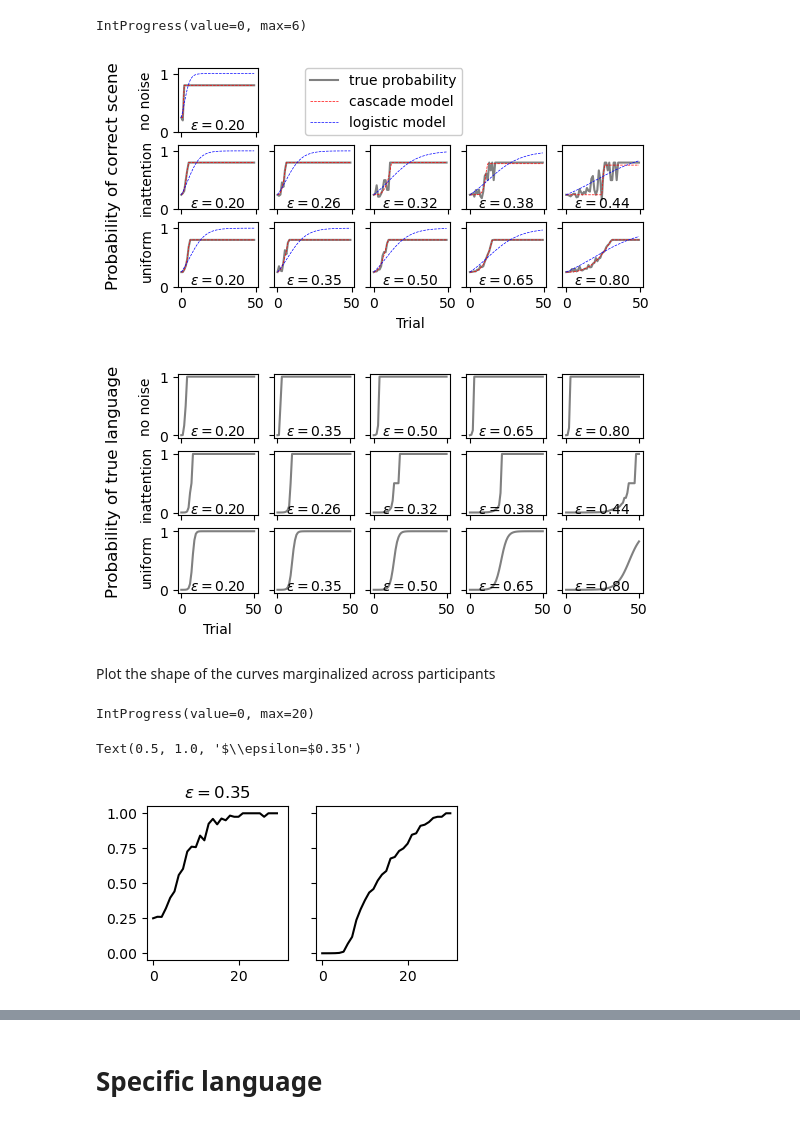
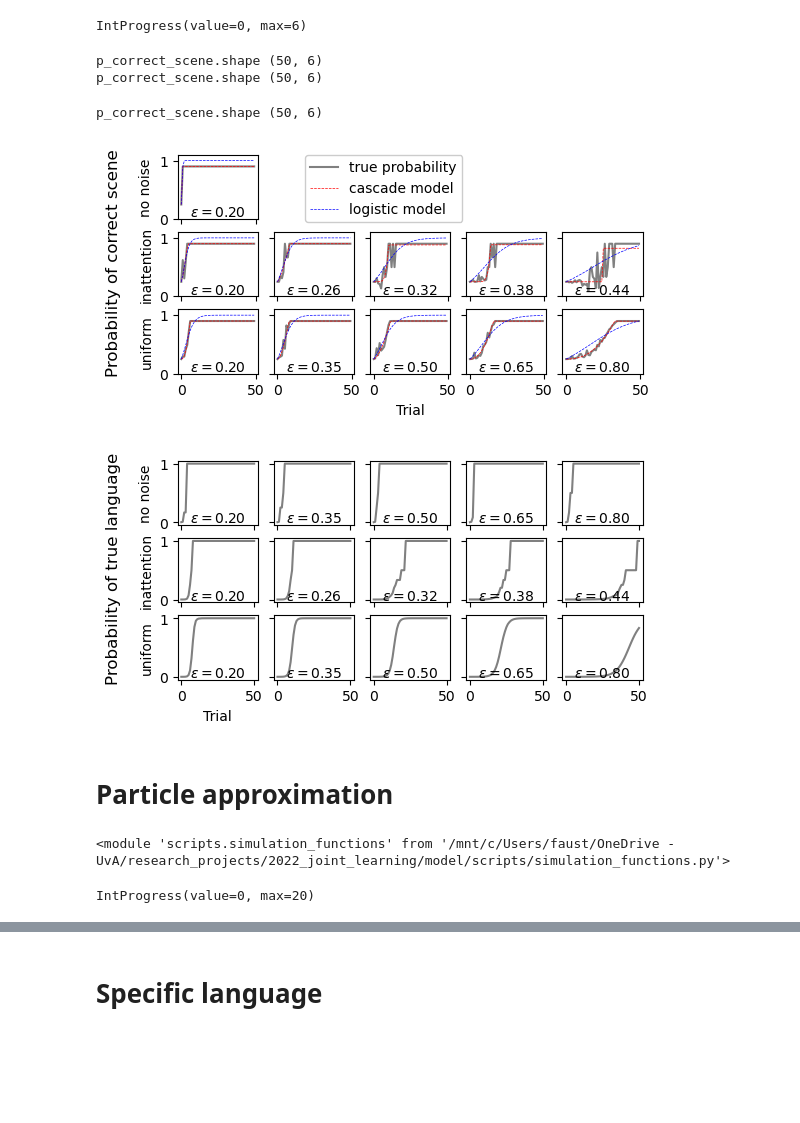
Before and after one commit to thelogicalgrammar/joint_learning, a Jupyter notebook: model/bayesian.ipynb, the cells around one changed output, grey strips where cells are left out. Cells and saved outputs as stored; diff of their text form; code cells hidden in the pictures; blank space fills up the shorter version.

```diff
--- a/model/bayesian.ipynb
+++ b/model/bayesian.ipynb
@@ -38,12 +38,13 @@ print(noise_vector_uniform)
 bayesian_results_noisefree = simulation_functions.simulate_full_experiment(
     n_trials=n_trials,
     n_participants=n_participants,
-    true_languages_setting='unique',
+    true_languages_setting='same',
     simulate_responses=True,
-    negative_evidence=True,
+    negative_evidence=False,
     noise=0,
     return_p_scene=True,
-    noise_type='ignore'
+    noise_type='ignore',
+    feedback_on_false_choices=True
 )
 # %% [output]
 IntProgress(value=0, max=6)
@@ -51,12 +52,13 @@ IntProgress(value=0, max=6)
 bayesian_results_ignore = simulation_functions.simulate_full_experiment(
     n_trials=n_trials,
     n_participants=n_participants,
-    true_languages_setting='unique',
+    true_languages_setting='same',
     simulate_responses=True,
-    negative_evidence=True,
+    negative_evidence=False,
     noise=noise_vector_ignore,
     return_p_scene=True,
-    noise_type='ignore'
+    noise_type='ignore',
+    feedback_on_false_choices=True
 )
 # %% [output]
 IntProgress(value=0, max=6)
@@ -64,12 +66,13 @@ IntProgress(value=0, max=6)
 bayesian_results_uniform = simulation_functions.simulate_full_experiment(
     n_trials=n_trials,
     n_participants=n_participants,
-    true_languages_setting='unique',
+    true_languages_setting='same',
     simulate_responses=True,
-    negative_evidence=True,
+    negative_evidence=False,
     noise=noise_vector_uniform,
     return_p_scene=True,
-    noise_type='uniform'
+    noise_type='uniform',
+    feedback_on_false_choices=True
 )
 # %% [output]
 IntProgress(value=0, max=6)
@@ -208,20 +212,27 @@ def plot_bayesian_results(bayesian_results_dict, noise_vectors, save=False, pmax
 # %%
 plot_bayesian_results(
     {
         'no noise': bayesian_results_noisefree,
         'inattention': bayesian_results_ignore,
         'uniform': bayesian_results_uniform,
     },
     noise_vectors=[noise_vector_ignore, noise_vector_uniform, noise_vector_ignore],
     # x_max=30,
-    pmax_for_true=0.8,
-    save=True,
-    pathadd='ceiling=0.8'
+    pmax_for_true=0.9,
+    save=False,
+    pathadd='ceiling=0.9'
 )
 # %% [output]
+p_correct_scene.shape (50, 6)
+p_correct_scene.shape (50, 6)
+p_correct_scene.shape (50, 6)
-[figure, old version]
+[figure, new version]
-[figure, old version]
+[figure, new version]
 # %% [markdown]
-Plot the shape of the curves marginalized across participants
+# Particle approximation
+# %%
+reload(simulation_functions)
+# %% [output]
+<module 'scripts.simulation_functions' from '/mnt/c/Users/faust/OneDrive - UvA/research_projects/2022_joint_learning/model/scripts/simulation_functions.py'>
 # %%
 n_participants = 20
@@ -240,29 +254,3 @@ bayesian_results_ignore_marginalize = simulation_functions.simulate_full_experim
 )
 # %% [output]
 IntProgress(value=0, max=20)
-# %%
-history_states = bayesian_results_ignore_marginalize['history_states']
-true_interpretation_func, true_word_order = bayesian_results_ignore_marginalize['indices_true_language'].T
-probs_true_langs_mean = history_states[
-    :,
-    np.arange(n_participants),
-    true_interpretation_func,
-    true_word_order
-].mean(axis=1)
-
-hist_p_scenes = bayesian_results_ignore_marginalize['history_p_scenes']
-p_correct_scene_mean = (
-        hist_p_scenes[bayesian_results_ignore_marginalize['true_scenes'][:,:,None]
-        == bayesian_results_ignore_marginalize['indices_scenes_trials']]
-        .reshape(n_trials,-1)
-    ).mean(axis=1)
-
-fig, (correct_ax, probs_ax) = plt.subplots(1, 2, figsize=(4, 2), sharex=True, sharey=True)
-
-correct_ax.plot(p_correct_scene_mean, color='black')
-probs_ax.plot(probs_true_langs_mean, color='black')
-
-correct_ax.set_title(f'$\\epsilon=${noise:.2f}')
-# %% [output]
-Text(0.5, 1.0, '$\\epsilon=$0.35')
-[figure, removed]
```
Also changed, not shown: parts of 18 cells of this notebook, 44 other files.
